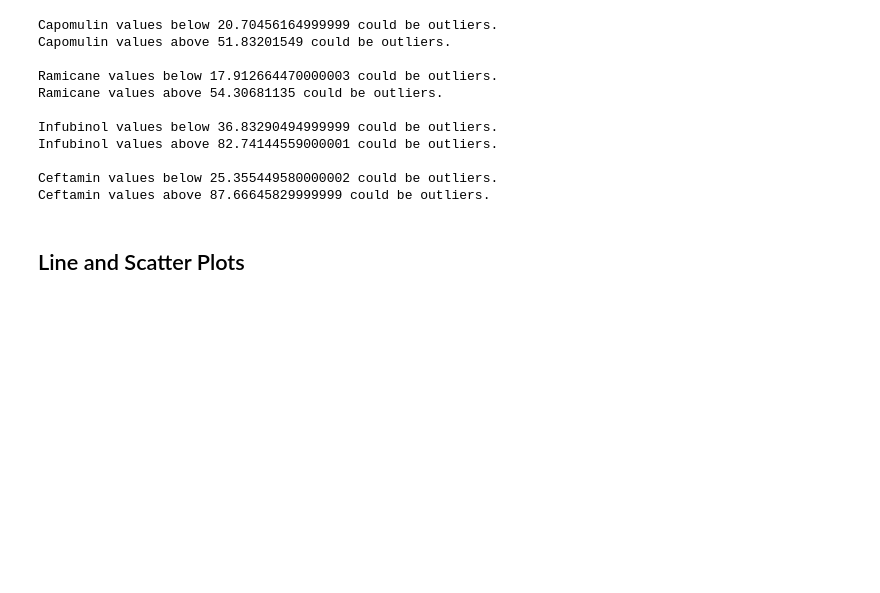
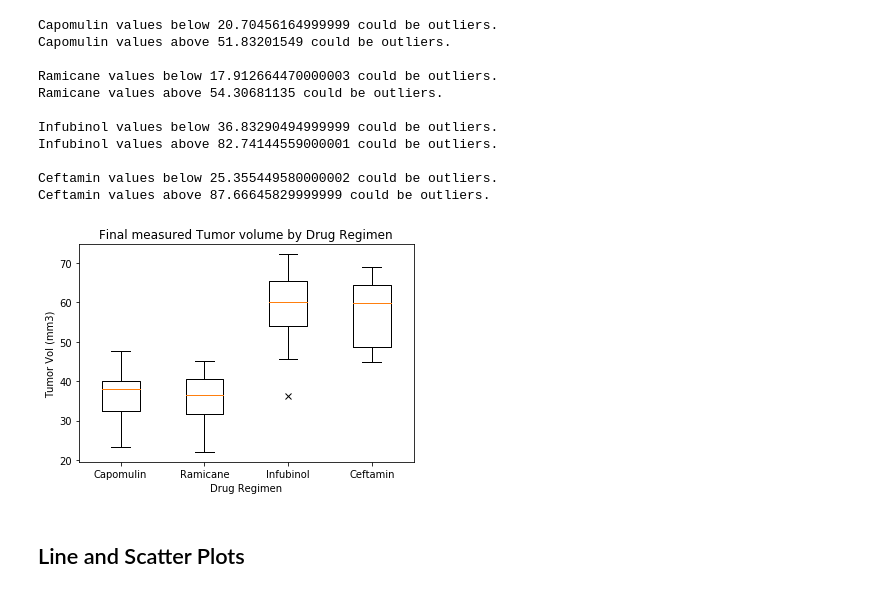
Before and after one commit to tnguyen0306/Matplotlib-The-Power-of-Plots, a Jupyter notebook: pymaceuticals_starter.ipynb, the cells around one changed output. Drawn from its saved outputs; the diff is of its cells as text; code cells hidden in the pictures; blank space fills up the shorter version.

```diff
--- a/pymaceuticals_starter.ipynb
+++ b/pymaceuticals_starter.ipynb
@@ -268,6 +268,16 @@ Ceftamin values below 25.355449580000002 could be outliers.
 Ceftamin values above 87.66645829999999 could be outliers.
 # %%
 # Generate a box plot of the final tumor volume of each mouse across four regimens of interest
+fig1, ax = plt.subplots()
+ax.set_title('Final measured Tumor volume by Drug Regimen')
+ax.set_xlabel('Drug Regimen')
+ax.set_ylabel('Tumor Vol (mm3)')
+ax.boxplot(tumor_vol,notch=0,sym='x')
+plt.xticks([1,2,3,4],drug_list)
+
+plt.show()
+# %% [output]
+[figure, added]
 # %% [markdown]
 ## Line and Scatter Plots
 # %%
```
